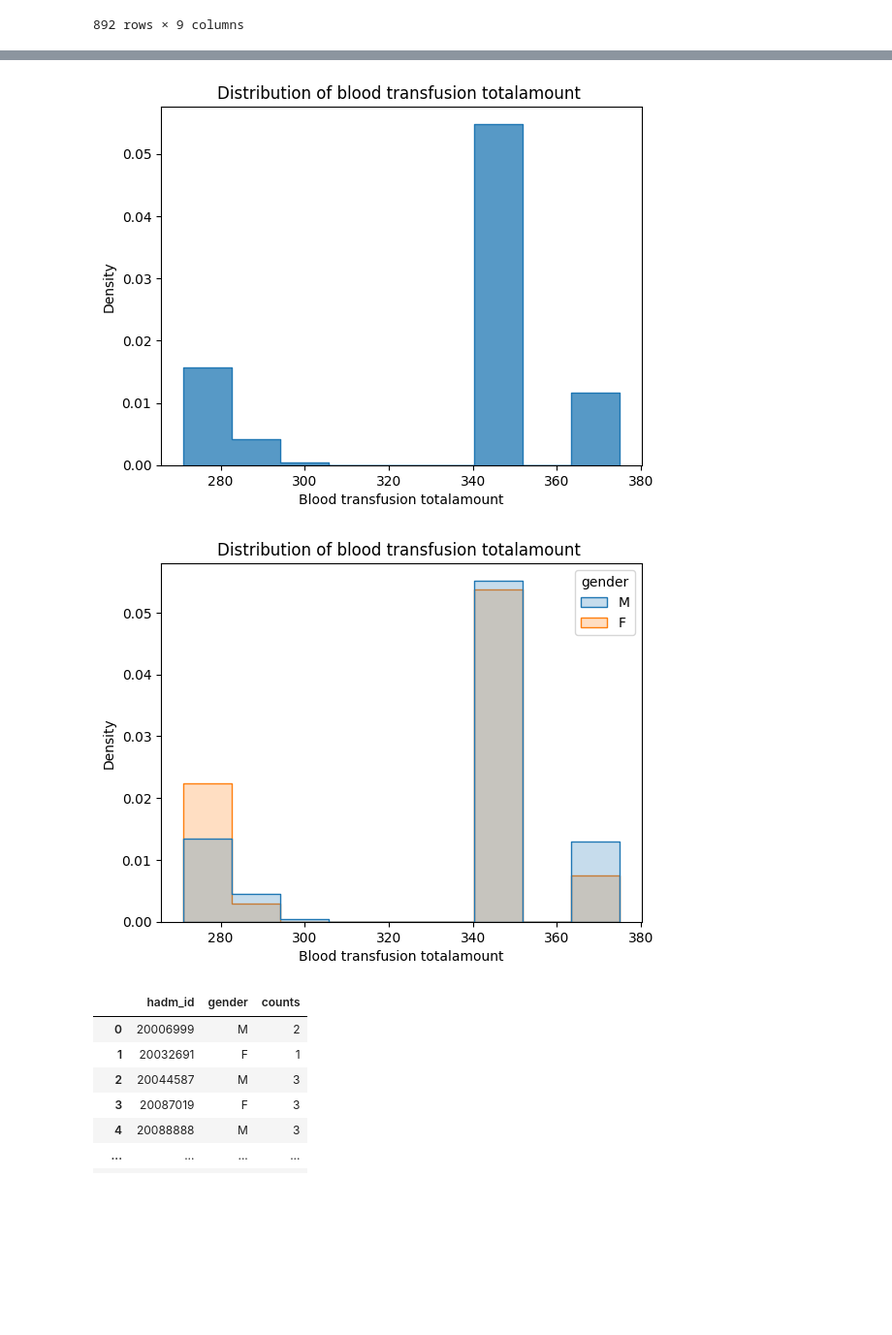
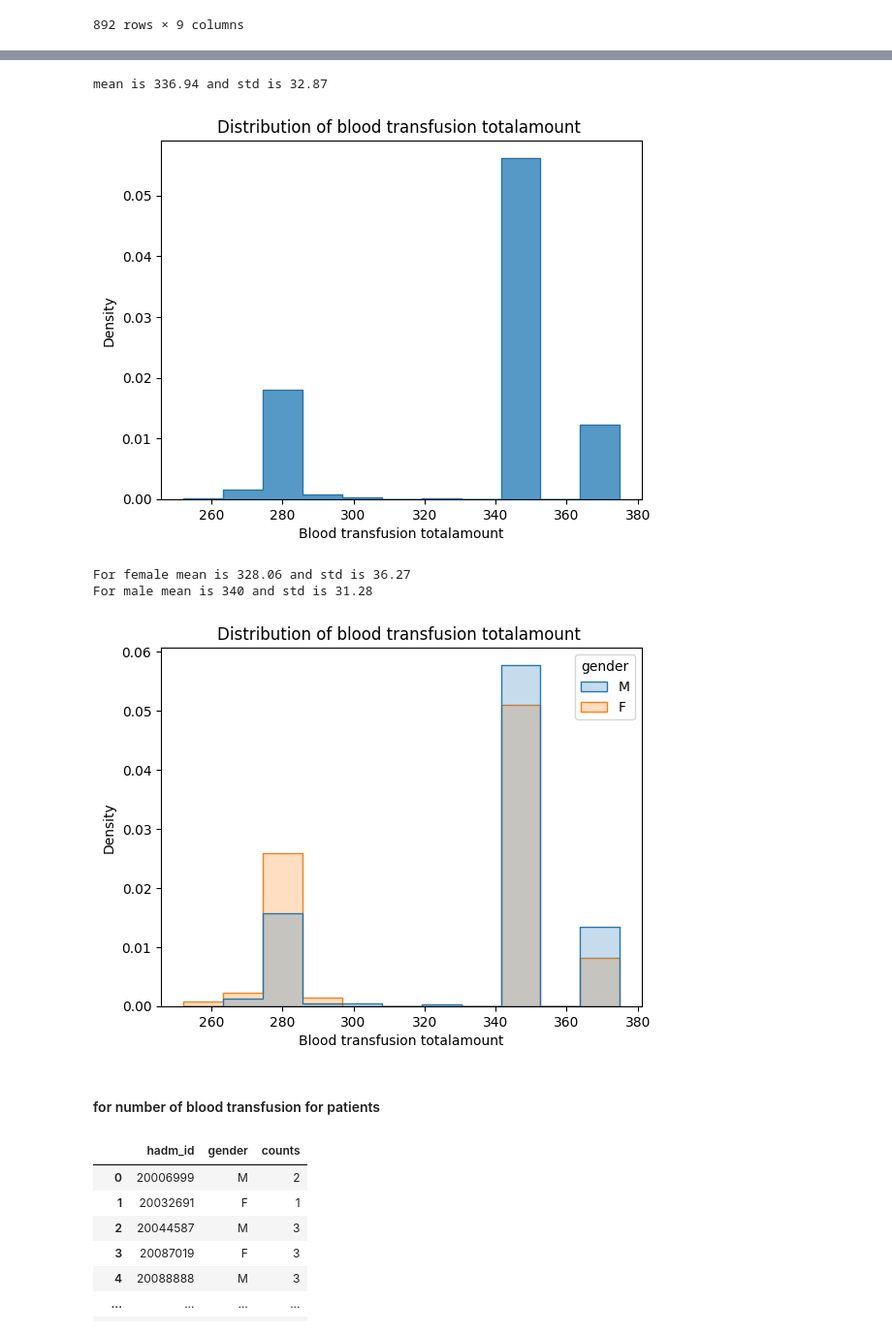
Before and after one commit to lily214754/MIMIC, a Jupyter notebook: EDA/MIMIC_EDA.ipynb, the cells around one changed output, grey strips where cells are left out. Shown at 97% size. Drawn from its saved outputs; the diff is of its cells as text; code cells hidden in the pictures; blank space fills up the shorter version.

Commit message:
update MIMIC EDA

```diff
--- a/EDA/MIMIC_EDA.ipynb
+++ b/EDA/MIMIC_EDA.ipynb
@@ -104,0 +51,7 @@ Name: totalamount, dtype: float64
+# %%
+# first read all pretransfusion value extracted from sql
+bt = pd.read_csv('blood_transfusion.csv')
+bt.insert(1, 'counts', bt.groupby(['hadm_id'])['starttime'].transform('count'))
+# bt = bt.drop_duplicates()
+# bt
+appear = bt[['hadm_id','starttime']].values
@@ -104,0 +69,7 @@ Name: totalamount, dtype: float64
+# %%
+a1 = bt['hadm_id'] ==22671173
+b1 = bt['starttime']== '2179-10-25T17:50:00'
+
+
+bt_strange = bt.loc[(a1 & b1)]
+bt_strange
@@ -104,0 +80,4 @@ Name: totalamount, dtype: float64
+# %%
+bt_removed = bt_strange.iloc[[0]]
+bt.drop(bt_removed.index, axis=0,inplace=True)
+bt
@@ -107,27 +100,39 @@ def histplot_bloodtransfusion_volume(packed_red_cells,name):
 
     sns.histplot(packed_red_cells, x="totalamount", element="step",
     stat="density", common_norm=False,)
+    print(f'mean is {round(np.mean(packed_red_cells.totalamount.values),2)} and std is {round(np.std(packed_red_cells.totalamount.values),2)}')
+
     plt.xlabel("Blood transfusion totalamount")
     plt.ylabel("Density")
     plt.title("Distribution of blood transfusion totalamount ")
-    plt.savefig(f'Bloodtransfusion_plots/{name}_histplot_bloodtransfusion_volume.png')
+#     plt.savefig(f'Bloodtransfusion_plots/{name}_histplot_bloodtransfusion_volume.png')
     plt.show()
 
 
     #sns.displot(data=packed_red_cells,x="totalamount",stat='density',hue = 'gender',kde = True)
     sns.histplot(packed_red_cells, x="totalamount", hue="gender", element="step",stat="density", common_norm=False,)
 
+    female = packed_red_cells.loc[packed_red_cells['gender'] =='F']
+    male = packed_red_cells.loc[packed_red_cells['gender'] =='M']
+    print(f'For female mean is {round(np.mean(female.totalamount.values),2)} and std is {round(np.std(female.totalamount.values),2)}')
+    print(f'For male mean is {round(np.mean(male.totalamount.values))} and std is {round(np.std(male.totalamount.values),2)}')
+
     plt.xlabel("Blood transfusion totalamount")
     plt.ylabel("Density")
     plt.title("Distribution of blood transfusion totalamount ")
 #     plt.legend()
-    plt.savefig(f'Bloodtransfusion_plots/{name}_histplot_bloodtransfusion_volume_gender.png')
+#     plt.savefig(f'Bloodtransfusion_plots/{name}_histplot_bloodtransfusion_volume_gender.png')
     plt.show()
 # %%
-histplot_bloodtransfusion_volume(packed_red_cells,"MIMIC")
+histplot_bloodtransfusion_volume(bt,'MIMIC')
 # %% [output]
+mean is 336.94 and std is 32.87
-[figure, old version]
+[figure, new version]
+For female mean is 328.06 and std is 36.27
+For male mean is 340 and std is 31.28
-[figure, old version]
+[figure, new version]
+# %% [markdown]
+#### for number of blood transfusion for patients
 # %%
 blood_transfusion_count = pd.read_csv('blood_transfusion_counts.csv')
 #blood_transfusion_count = packed_red_cells.drop_duplicates(subset=['hadm_id'])
```
Also changed, not shown: parts of 125 cells of this notebook, 5 other files.
